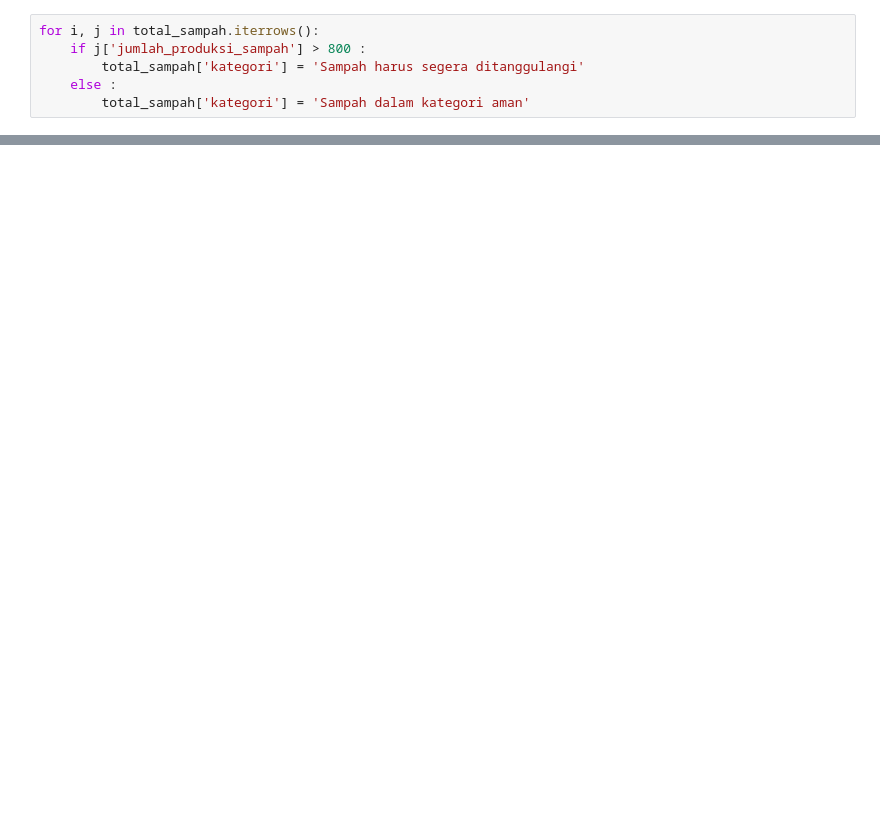
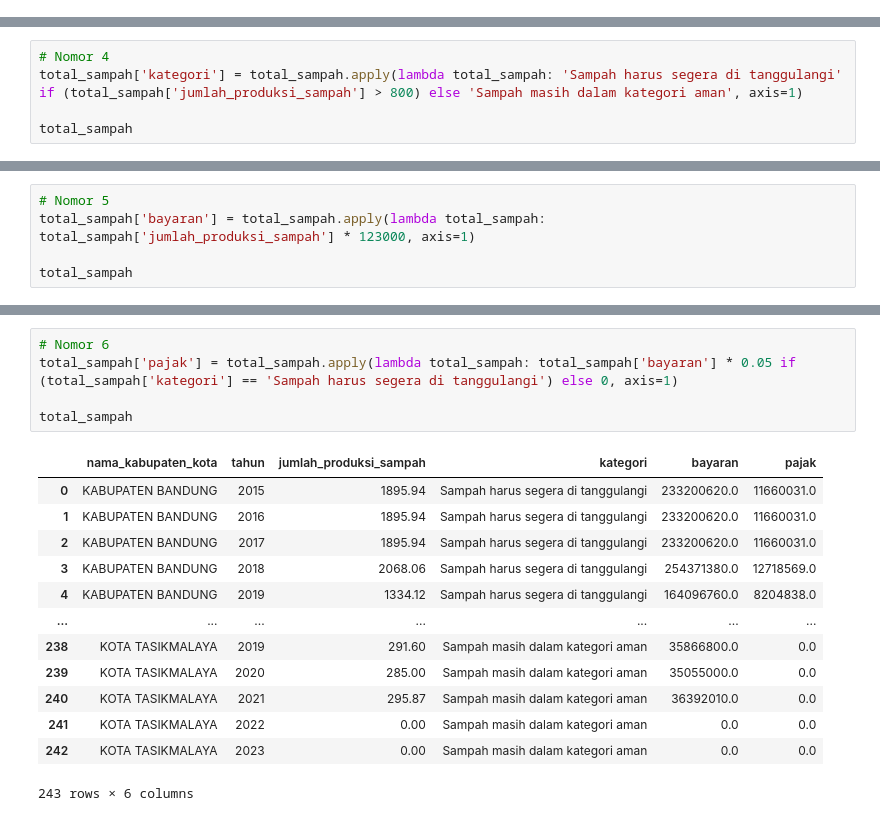
Before and after one commit to rzxyss/tugas-lamda, a Jupyter notebook: main.ipynb, the cells around one changed output, grey strips where cells are left out. Drawn from its saved outputs; the diff is of its cells as text; blank space fills up the shorter version.

```diff
--- a/main.ipynb
+++ b/main.ipynb
@@ -23,6 +45,0 @@ plt.show()
-# %%
-for i, j in total_sampah.iterrows():
-    if j['jumlah_produksi_sampah'] > 800 :
-        total_sampah['kategori'] = 'Sampah harus segera ditanggulangi'
-    else :
-        total_sampah['kategori'] = 'Sampah dalam kategori aman'
@@ -30,0 +46,5 @@ TypeError: 'float' object is not subscriptable
+# %%
+# Nomor 4
+total_sampah['kategori'] = total_sampah.apply(lambda total_sampah: 'Sampah harus segera di tanggulangi' if (total_sampah['jumlah_produksi_sampah'] > 800) else 'Sampah masih dalam kategori aman', axis=1)
+
+total_sampah
@@ -30,0 +65,5 @@ TypeError: 'float' object is not subscriptable
+# %%
+# Nomor 5
+total_sampah['bayaran'] = total_sampah.apply(lambda total_sampah: total_sampah['jumlah_produksi_sampah'] * 123000, axis=1)
+
+total_sampah
@@ -30,0 +84,19 @@ TypeError: 'float' object is not subscriptable
+# %%
+# Nomor 6
+total_sampah['pajak'] = total_sampah.apply(lambda total_sampah: total_sampah['bayaran'] * 0.05 if (total_sampah['kategori'] == 'Sampah harus segera di tanggulangi') else 0, axis=1)
+
+total_sampah
+# %% [output]
+|  | nama_kabupaten_kota | tahun | jumlah_produksi_sampah | kategori | bayaran | pajak |
+| 0 | KABUPATEN BANDUNG | 2015 | 1895.94 | Sampah harus segera di tanggulangi | 233200620.0 | 11660031.0 |
+| 1 | KABUPATEN BANDUNG | 2016 | 1895.94 | Sampah harus segera di tanggulangi | 233200620.0 | 11660031.0 |
+| 2 | KABUPATEN BANDUNG | 2017 | 1895.94 | Sampah harus segera di tanggulangi | 233200620.0 | 11660031.0 |
+| 3 | KABUPATEN BANDUNG | 2018 | 2068.06 | Sampah harus segera di tanggulangi | 254371380.0 | 12718569.0 |
+| 4 | KABUPATEN BANDUNG | 2019 | 1334.12 | Sampah harus segera di tanggulangi | 164096760.0 | 8204838.0 |
+| ... | ... | ... | ... | ... | ... | ... |
+| 238 | KOTA TASIKMALAYA | 2019 | 291.60 | Sampah masih dalam kategori aman | 35866800.0 | 0.0 |
+| 239 | KOTA TASIKMALAYA | 2020 | 285.00 | Sampah masih dalam kategori aman | 35055000.0 | 0.0 |
+| 240 | KOTA TASIKMALAYA | 2021 | 295.87 | Sampah masih dalam kategori aman | 36392010.0 | 0.0 |
+| 241 | KOTA TASIKMALAYA | 2022 | 0.00 | Sampah masih dalam kategori aman | 0.0 | 0.0 |
+| 242 | KOTA TASIKMALAYA | 2023 | 0.00 | Sampah masih dalam kategori aman | 0.0 | 0.0 |
+243 rows × 6 columns
```
Also changed, not shown: parts of 6 cells of this notebook.
